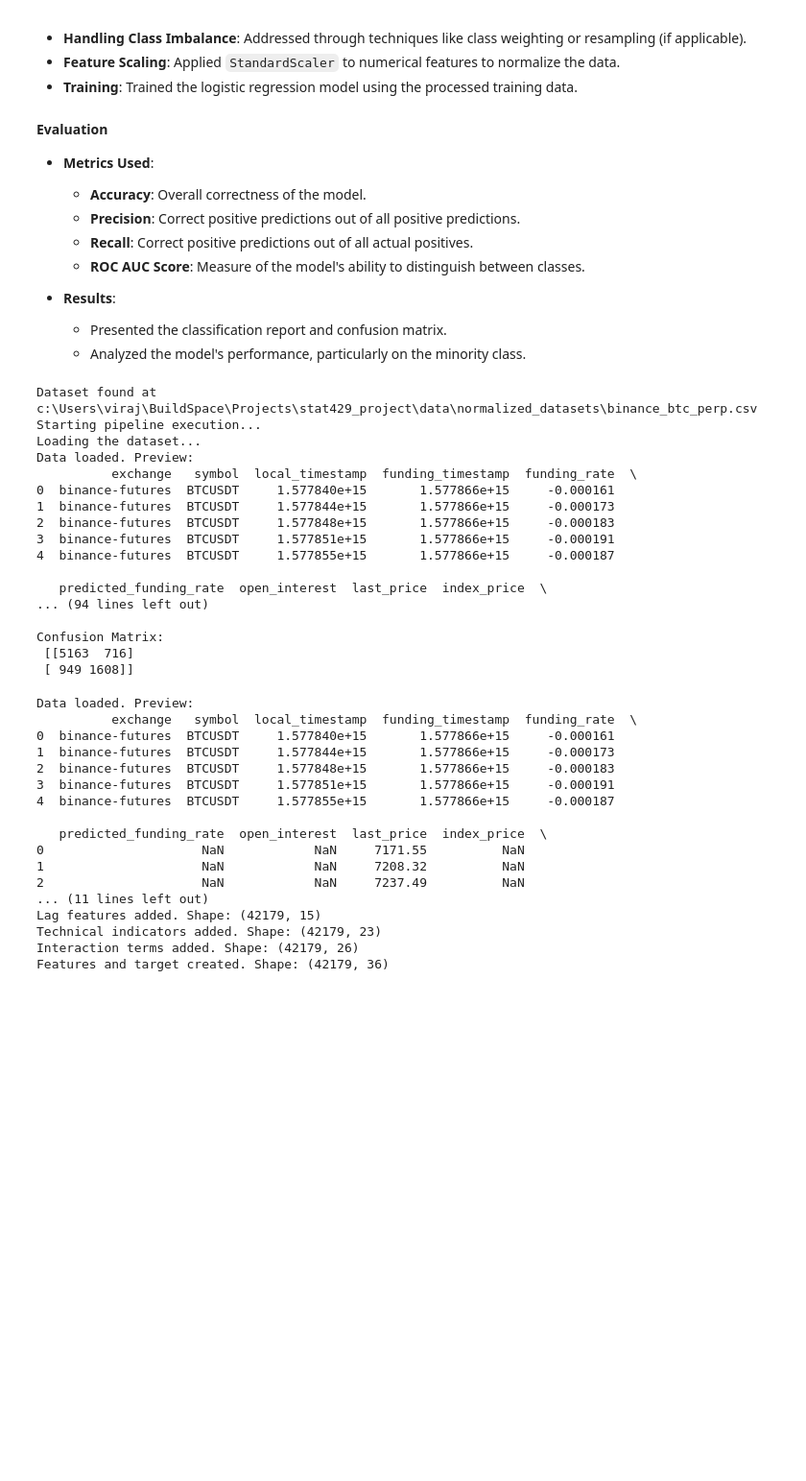
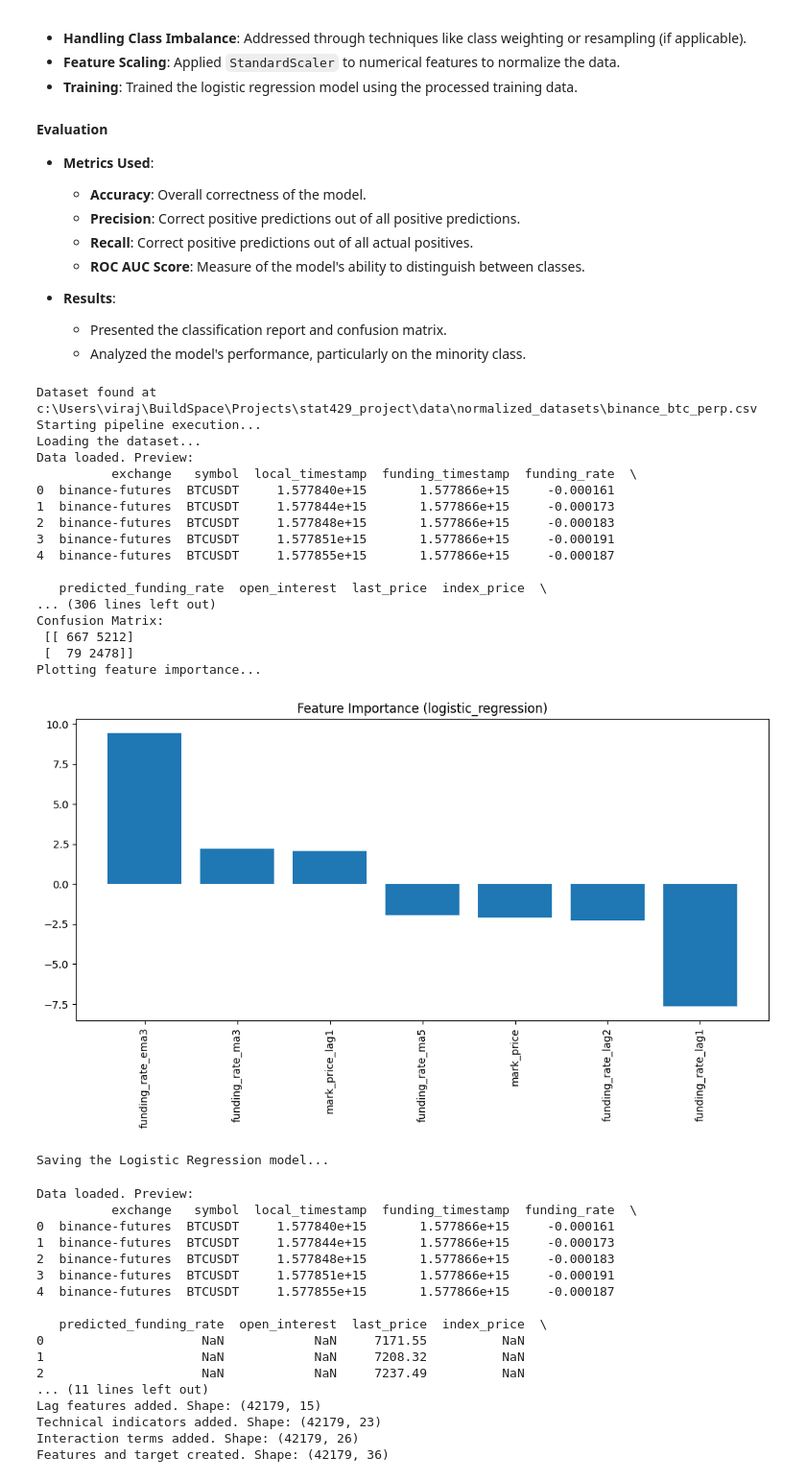
Before and after one commit to davidgieser/stat429_project, a Jupyter notebook: notebooks/model_development.ipynb, the cells around one changed output. Shown: that part at 96% size. Cells and saved outputs as stored; diff of their text form; code cells hidden in the pictures; blank space fills up the shorter version.

Commit message:
fix: functionig model1 - LR
Signed-off-by: Viraj Parmaj <viraj.parmaj89@gmail.com>

```diff
--- a/notebooks/model_development.ipynb
+++ b/notebooks/model_development.ipynb
@@ -381,37 +381,79 @@ if not X_train.empty and not X_test.empty:
     start_time = time.time()
     logreg_model = LogisticRegression(
         random_state=42,
         class_weight='balanced',
         max_iter=1000,
         solver='liblinear'
     )
     logreg_model.fit(X_train_prepared, y_train)
     print(f"Logistic Regression training completed in {time.time() - start_time:.2f} seconds.")
 
     # Evaluate initial model
     print("\nInitial Logistic Regression Model Evaluation:")
     evaluate_classification_model(logreg_model, X_test_prepared, y_test)
 
+    # Hyperparameter tuning
+    print("Starting hyperparameter tuning...")
+    start_time = time.time()
+    param_grid_logreg = {
+        'C': [0.01, 0.1, 1, 10, 100],
+        'penalty': ['l1', 'l2'],
+        'solver': ['liblinear']
+    }
+    best_logreg_model = perform_hyperparameter_tuning(
+        LogisticRegression(
+            random_state=42,
+            class_weight='balanced',
+            max_iter=1000
+        ),
+        param_grid_logreg,
+        X_train_prepared,
+        y_train,
+        scoring='f1'
+    )
+    print(f"Hyperparameter tuning completed in {time.time() - start_time:.2f} seconds.")
+
+    # Evaluate best model
+    print("\nBest Logistic Regression Model Evaluation After Hyperparameter Tuning:")
+    evaluate_classification_model(best_logreg_model, X_test_prepared, y_test)
+
+    # Adjust classification threshold
+    y_proba_logreg = best_logreg_model.predict_proba(X_test_prepared)[:, 1]
+    custom_threshold = 0.4
+    print(f"\nEvaluation with Custom Threshold ({custom_threshold}):")
+    evaluate_classification_model(best_logreg_model, X_test_prepared, y_test, y_proba_logreg, threshold=custom_threshold)
+
+    # Plot feature importance
+    print("Plotting feature importance...")
+    plot_feature_importance(best_logreg_model, X_train_prepared.columns, model_type='logistic_regression')
+
+    # Save the Logistic Regression model
+    print("Saving the Logistic Regression model...")
+    save_model(best_logreg_model, '../models/saved_models/model1_LR.pkl')
+    save_model(scaler, '../models/saved_models/scaler1_LR.pkl')
+
 else:
     print("Training or test datasets are empty. Cannot proceed.")
 # %% [output]
 Dataset found at c:\Users\viraj\BuildSpace\Projects\stat429_project\data\normalized_datasets\binance_btc_perp.csv
 Starting pipeline execution...
 Loading the dataset...
 Data loaded. Preview:
           exchange   symbol  local_timestamp  funding_timestamp  funding_rate  \
 0  binance-futures  BTCUSDT     1.577840e+15       1.577866e+15     -0.000161
 1  binance-futures  BTCUSDT     1.577844e+15       1.577866e+15     -0.000173
 2  binance-futures  BTCUSDT     1.577848e+15       1.577866e+15     -0.000183
 3  binance-futures  BTCUSDT     1.577851e+15       1.577866e+15     -0.000191
 4  binance-futures  BTCUSDT     1.577855e+15       1.577866e+15     -0.000187
 
    predicted_funding_rate  open_interest  last_price  index_price  \
-... (94 lines left out)
-
+... (306 lines left out)
 Confusion Matrix:
- [[5163  716]
- [ 949 1608]]
+ [[ 667 5212]
+ [  79 2478]]
+Plotting feature importance...
+[figure, added]
+Saving the Logistic Regression model...
 # %%
 filepath = BINANCE_BTC_PERP_CSV
 
```
Also changed, not shown: parts of 1 cell of this notebook.
